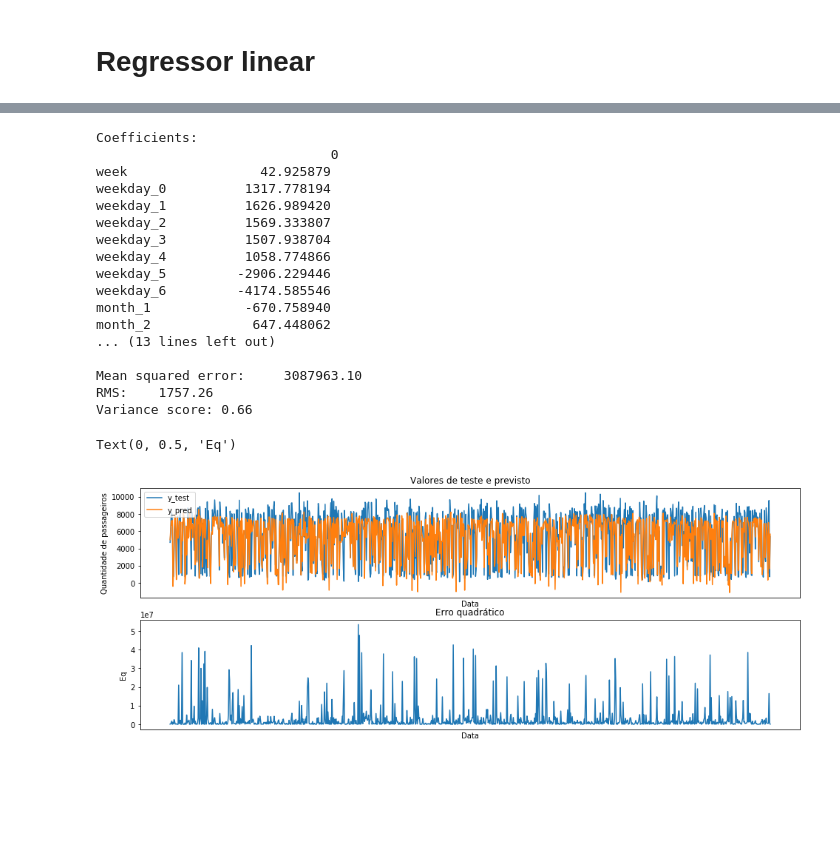
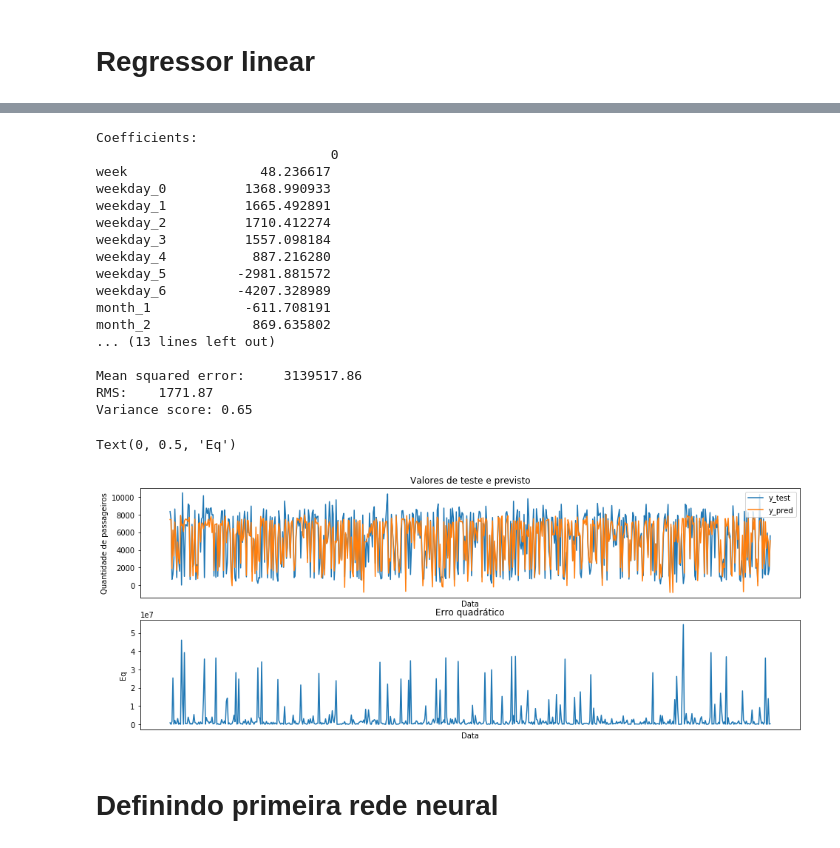
Before and after one commit to henriquemeloo/psi3571-regressor-circulares, a Jupyter notebook: models.ipynb, the cells around one changed output, grey strips where cells are left out. Drawn from its saved outputs; the diff is of its cells as text; code cells hidden in the pictures; blank space fills up the shorter version.

```diff
--- a/models.ipynb
+++ b/models.ipynb
@@ -25,7 +35,7 @@ circular_database.sample(5)
 X = circular_database.drop(columns=['8012','8022'])
 y = circular_database[['8012','8022']].sum(axis=1)
 #create train and test datasets
-X_train, X_test, y_train, y_test = train_test_split(X, y, test_size=0.5)
+X_train, X_test, y_train, y_test = train_test_split(X, y, test_size=0.3)
 
 # Create linear regression object
 regr = linear_model.LinearRegression(fit_intercept=True)
@@ -44,44 +54,46 @@ print("RMS:\t%.2f" % np.sqrt(mean_squared_error(y_test, y_pred)))
 # Explained variance score (1 is perfect prediction)
 print('Variance score:\t%.2f' % r2_score(y_test, y_pred))
 # Plot outputs
 df = pd.DataFrame(index=y_test.index, columns=['y_test', 'y_pred'])
 df['y_test'] = y_test
 df['y_pred'] = y_pred
 df.sort_index()
 
 plt.figure(figsize=(16,6))
 
 ax0 = plt.subplot(211)
 plt.title('Valores de teste e previsto')
 plt.plot(df.index, df['y_test'], df.index, df['y_pred'])
 plt.xticks(())
 plt.xlabel('Data')
 plt.ylabel('Quantidade de passageiros')
 plt.legend(['y_test', 'y_pred'])
 
 plt.subplot(212, sharex=ax0)
 plt.title('Erro quadrático')
 plt.plot(df.index, np.square(df['y_test']-df['y_pred']))
 plt.xticks(())
 plt.xlabel('Data')
 plt.ylabel('Eq')
 # %% [output]
 Coefficients:
                               0
-week                 42.925879
-weekday_0          1317.778194
-weekday_1          1626.989420
-weekday_2          1569.333807
-weekday_3          1507.938704
-weekday_4          1058.774866
-weekday_5         -2906.229446
-weekday_6         -4174.585546
-month_1            -670.758940
-month_2             647.448062
+week                 48.236617
+weekday_0          1368.990933
+weekday_1          1665.492891
+weekday_2          1710.412274
+weekday_3          1557.098184
+weekday_4           887.216280
+weekday_5         -2981.881572
+weekday_6         -4207.328989
+month_1            -611.708191
+month_2             869.635802
 ... (13 lines left out)
 
-Mean squared error:     3087963.10
-RMS:    1757.26
-Variance score: 0.66
+Mean squared error:     3139517.86
+RMS:    1771.87
+Variance score: 0.65
 Text(0, 0.5, 'Eq')
-[figure, old version]
+[figure, new version]
+# %% [markdown]
+# Definindo primeira rede neural
```
Also changed, not shown: parts of 5 cells of this notebook, 1 other file.
